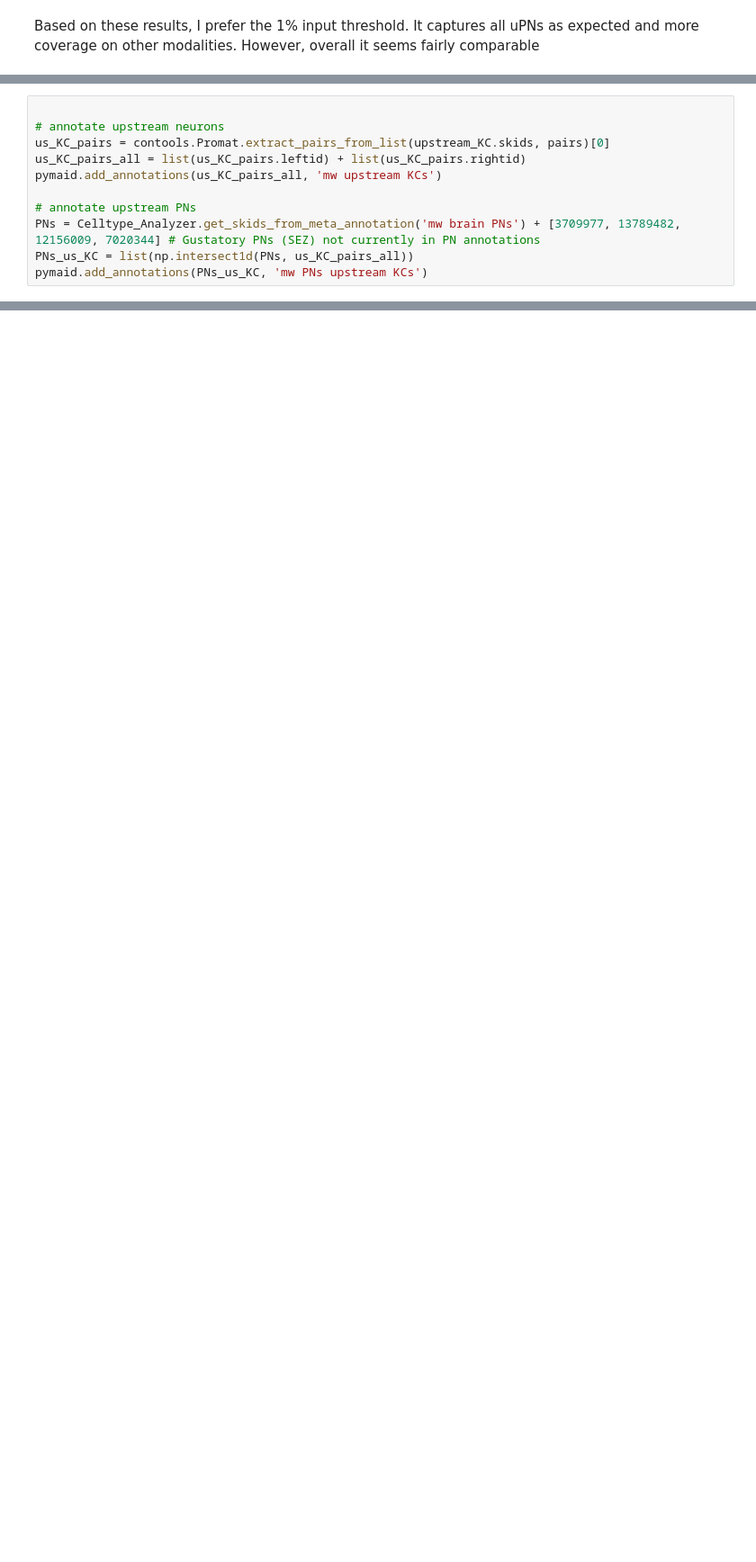
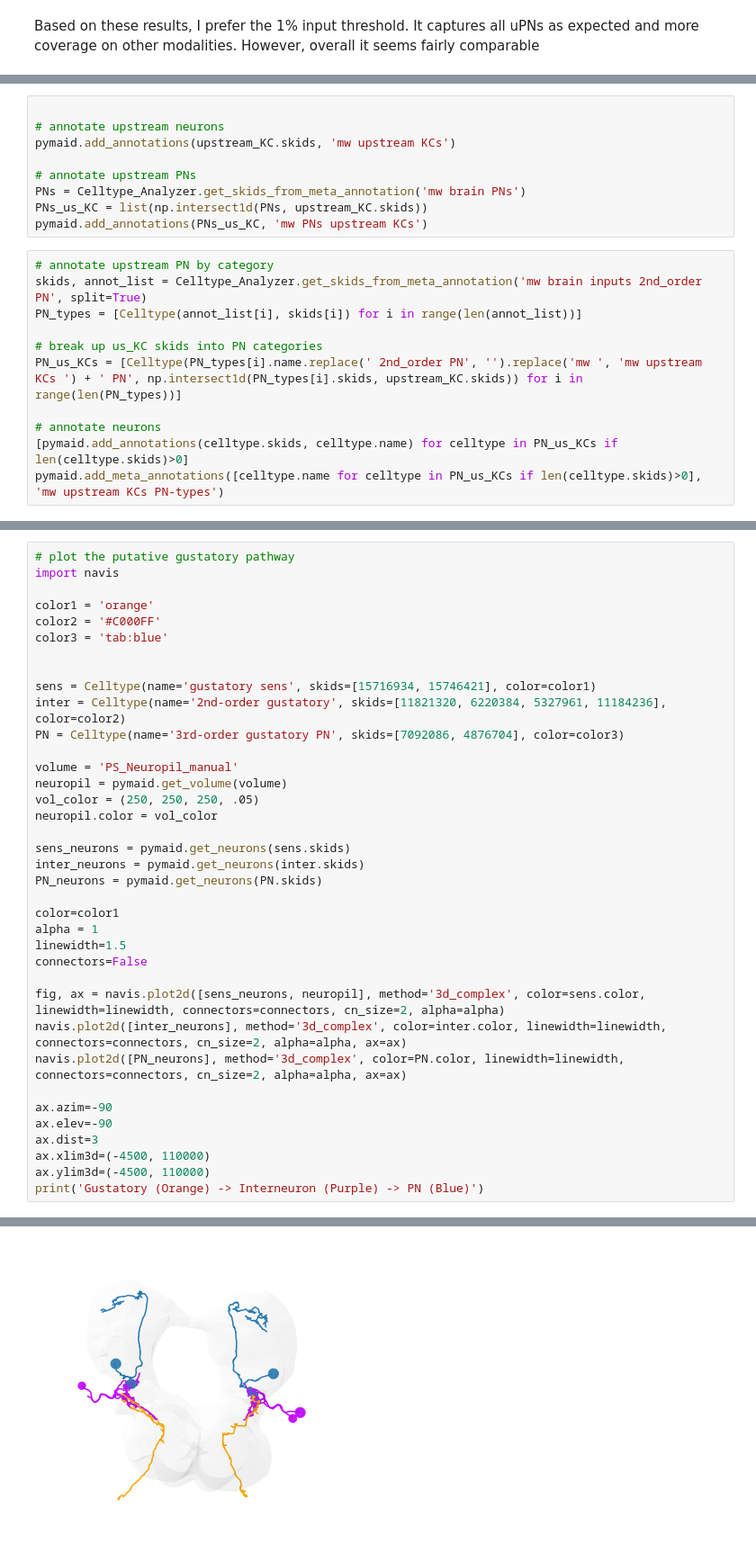
Before and after one commit to mwinding/larva_learning, a Jupyter notebook: scripts/1_identify_PNs/identify_learning-PNs.ipynb, the cells around one changed output, grey strips where cells are left out. Shown: that part at 90% size. Cells and saved outputs as stored; diff of their text form; blank space fills up the shorter version.

Commit message:
updated to investigate PN categories

```diff
--- a/scripts/1_identify_PNs/identify_learning-PNs.ipynb
+++ b/scripts/1_identify_PNs/identify_learning-PNs.ipynb
@@ -112,11 +112,20 @@ Fraction PNs upstream of KCs
 # %%
 
 # annotate upstream neurons
-us_KC_pairs = contools.Promat.extract_pairs_from_list(upstream_KC.skids, pairs)[0]
-us_KC_pairs_all = list(us_KC_pairs.leftid) + list(us_KC_pairs.rightid)
-pymaid.add_annotations(us_KC_pairs_all, 'mw upstream KCs')
+pymaid.add_annotations(upstream_KC.skids, 'mw upstream KCs')
 
 # annotate upstream PNs
-PNs = Celltype_Analyzer.get_skids_from_meta_annotation('mw brain PNs') + [3709977, 13789482, 12156009, 7020344] # Gustatory PNs (SEZ) not currently in PN annotations
-PNs_us_KC = list(np.intersect1d(PNs, us_KC_pairs_all))
+PNs = Celltype_Analyzer.get_skids_from_meta_annotation('mw brain PNs')
+PNs_us_KC = list(np.intersect1d(PNs, upstream_KC.skids))
 pymaid.add_annotations(PNs_us_KC, 'mw PNs upstream KCs')
+# %%
+# annotate upstream PN by category
+skids, annot_list = Celltype_Analyzer.get_skids_from_meta_annotation('mw brain inputs 2nd_order PN', split=True)
+PN_types = [Celltype(annot_list[i], skids[i]) for i in range(len(annot_list))]
+
+# break up us_KC skids into PN categories
+PN_us_KCs = [Celltype(PN_types[i].name.replace(' 2nd_order PN', '').replace('mw ', 'mw upstream KCs ') + ' PN', np.intersect1d(PN_types[i].skids, upstream_KC.skids)) for i in range(len(PN_types))]
+
+# annotate neurons
+[pymaid.add_annotations(celltype.skids, celltype.name) for celltype in PN_us_KCs if len(celltype.skids)>0]
+pymaid.add_meta_annotations([celltype.name for celltype in PN_us_KCs if len(celltype.skids)>0], 'mw upstream KCs PN-types')
@@ -122,0 +163,38 @@ pymaid.add_annotations(PNs_us_KC, 'mw PNs upstream KCs')
+# %%
+# plot the putative gustatory pathway
+import navis
+
+color1 = 'orange'
+color2 = '#C000FF'
+color3 = 'tab:blue'
+
+
+sens = Celltype(name='gustatory sens', skids=[15716934, 15746421], color=color1)
+inter = Celltype(name='2nd-order gustatory', skids=[11821320, 6220384, 5327961, 11184236], color=color2)
+PN = Celltype(name='3rd-order gustatory PN', skids=[7092086, 4876704], color=color3)
+
+volume = 'PS_Neuropil_manual'
+neuropil = pymaid.get_volume(volume)
+vol_color = (250, 250, 250, .05)
+neuropil.color = vol_color
+
+sens_neurons = pymaid.get_neurons(sens.skids)
+inter_neurons = pymaid.get_neurons(inter.skids)
+PN_neurons = pymaid.get_neurons(PN.skids)
+
+color=color1
+alpha = 1
+linewidth=1.5
+connectors=False
+
+fig, ax = navis.plot2d([sens_neurons, neuropil], method='3d_complex', color=sens.color, linewidth=linewidth, connectors=connectors, cn_size=2, alpha=alpha)
+navis.plot2d([inter_neurons], method='3d_complex', color=inter.color, linewidth=linewidth, connectors=connectors, cn_size=2, alpha=alpha, ax=ax)
+navis.plot2d([PN_neurons], method='3d_complex', color=PN.color, linewidth=linewidth, connectors=connectors, cn_size=2, alpha=alpha, ax=ax)
+
+ax.azim=-90
+ax.elev=-90
+ax.dist=3
+ax.xlim3d=(-4500, 110000)
+ax.ylim3d=(-4500, 110000)
+print('Gustatory (Orange) -> Interneuron (Purple) -> PN (Blue)')
+# %% [output]
@@ -122,0 +202 @@ pymaid.add_annotations(PNs_us_KC, 'mw PNs upstream KCs')
+[figure, added]
```
Also changed, not shown: parts of 11 cells of this notebook.
